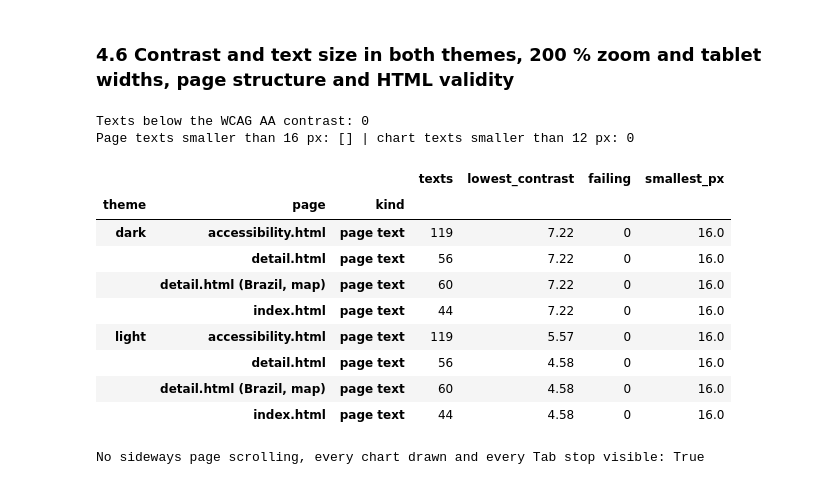
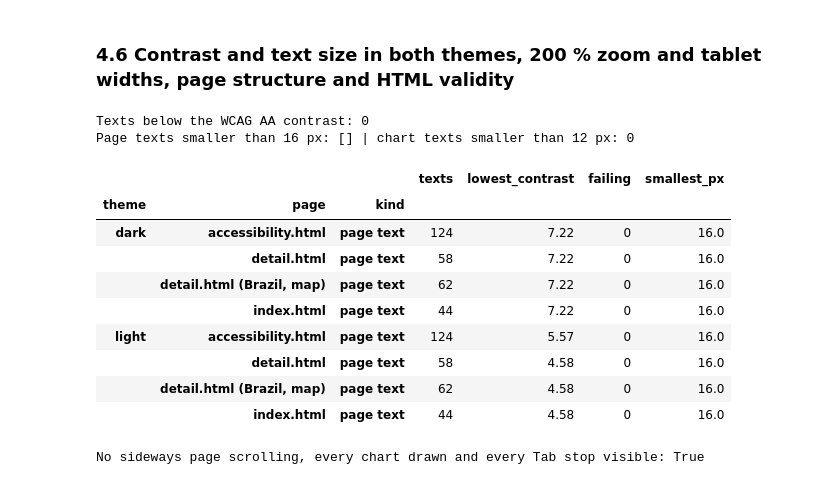
Before and after one commit to oromerlo8-ub/Infovis2627-Group3, a Jupyter notebook: Delivery 1/Delivery 1 refining/Part 6 - Implementation and Delivery/code/browser_checks.ipynb, the cells around one changed output. Cells and saved outputs as stored; diff of their text form; code cells hidden in the pictures.

```diff
--- a/Delivery 1/Delivery 1 refining/Part 6 - Implementation and Delivery/code/browser_checks.ipynb
+++ b/Delivery 1/Delivery 1 refining/Part 6 - Implementation and Delivery/code/browser_checks.ipynb
@@ -464,7 +477,9 @@ async with async_playwright() as playwright:
     seen = await page.evaluate(READ_PAGE)
     check('I7 Select a country', 'a click on the Germany box clears it again', seen['selected'] == '', seen['selected'])
 
-    await page.select_option('#country-select', 'Brazil'); await settle(page, 1500)
+    check('I7 Select a country', 'the country list marks with a point every country without 20 stays in every month (no bubble), and not Other',
+          sorted(seen['no_bubble_marks']) == expected_no_bubble('Both', 'All'), f"{len(seen['no_bubble_marks'])} marked")
+    await choose_country(page, 'Brazil'); await settle(page, 1500)
     seen = await page.evaluate(READ_PAGE)
     brazil = medians_row('Both', 'All', 'Brazil')
     check('I7 Select a country', 'Brazil, chosen in the list (outside the top 10), is added at the top of C4 and C7 and as an 11th bubble',
@@ -550,6 +565,9 @@ async with async_playwright() as playwright:
           seen['kpis']['Countries of origin'])
     await page.select_option('#year', '2015'); await settle(page, 1200)
     slider = await page.evaluate("() => [document.getElementById('frame-month').min, document.getElementById('frame-month').max]")
+    seen = await page.evaluate(READ_PAGE)
+    check('I7 Select a country', 'the points of the country list follow the filters (Resort Hotel, 2015)',
+          sorted(seen['no_bubble_marks']) == expected_no_bubble('Resort Hotel', 2015), f"{len(seen['no_bubble_marks'])} marked")
     check('I2 Year filter', 'with 2015 (July to December only) the month slider of C9 runs from 7 to 12', slider == ['7', '12'], slider)
     detail_problems = list(problems)
     await context.close()
@@ -771,6 +789,21 @@ async with async_playwright() as playwright:
     focus = await press(page, 'ArrowRight')
     check('Keyboard: chart', 'right arrow on the map goes to the second country by guests (United Kingdom)', focus['label'].startswith('United Kingdom:'), focus['label'])
 
+    # The custom country list with the keyboard (WAI-ARIA select-only combobox)
+    await page.focus('#country-select'); await press(page, 'Enter', wait=300)
+    opened = await page.evaluate("() => [document.getElementById('country-select').getAttribute('aria-expanded'), !!document.getElementById('country-select').getAttribute('aria-activedescendant')]")
+    await page.keyboard.type('br'); await page.wait_for_timeout(200)
+    active = await page.evaluate("() => (document.querySelector('#country-listbox [role=\"option\"].active') || {}).getAttribute ? document.querySelector('#country-listbox [role=\"option\"].active').getAttribute('data-value') : ''")
+    focus = await press(page, 'Enter', wait=1200)
+    seen = await page.evaluate(READ_PAGE)
+    check('Keyboard: country list', 'Enter opens the list, typing "br" goes to Brazil, Enter chooses it and the focus stays on the list',
+          opened == ['true', True] and active == 'Brazil' and seen['selected'] == 'Brazil' and focus['id'] == 'country-select', (opened, active, seen['selected']))
+    await press(page, 'ArrowDown', 'ArrowDown', 'Escape', wait=400)
+    seen = await page.evaluate(READ_PAGE)
+    check('Keyboard: country list', 'Escape closes the list without changing the country', seen['selected'] == 'Brazil'
+          and await page.get_attribute('#country-select', 'aria-expanded') == 'false', seen['selected'])
+    await page.focus('#no-country'); await press(page, 'Enter', wait=1200)
+
     # Previous / Next and No country with the keyboard
     await page.focus('#next-country'); await press(page, 'Enter', wait=1200)
     seen = await page.evaluate(READ_PAGE)
@@ -928,7 +961,7 @@ def expected_box_rows(prefix, hotel, year, order):
 
 def expected_c9_rows(hotel, year, month):
     rows = for_filters(country_season_table, hotel, year)
-    rows = rows[(rows['calendar_month'] == month) & (rows['stays'] >= 20) & rows['in_top'] & (rows['country_group'] != 'Other')]
+    rows = rows[(rows['calendar_month'] == month) & (rows['all_months'].astype(str) == 'True') & rows['in_top'] & (rows['country_group'] != 'Other')]
     rows = rows.sort_values(['share', 'country_group'], ascending=[False, True])
     return [[r.country_group, js_percent(r.share), trimmed(r.median_lead_time), count(int(r.guests))] for r in rows.itertuples()]
 
@@ -1000,7 +1033,7 @@ async with async_playwright() as playwright:
         check('Text alternatives', f'map ({state}): long text present', len(alt_map['c5']['long']) > 40, alt_map['c5']['long'][:80])
         await page.click('.table-toggle[data-charts="c5"]'); await settle(page, 1200)
         await page.click('.table-toggle[data-charts="c7 c8"]'); await settle(page, 1200)
-        await page.select_option('#country-select', order[1]); await settle(page, 1200)
+        await choose_country(page, order[1]); await settle(page, 1200)
         pattern = await page.evaluate("""() => ({boxes: [...document.querySelectorAll('#c7 path[data-selected="true"], #c8 path[data-selected="true"]')].map(p => p.getAttribute('fill')),
             map_outline: document.querySelectorAll('#c5 path[stroke="#009E73"]').length})""")
         check('Fill pattern', f'the selected country ({state}, {order[1]}) has a green box with white stripes in C7 and C8, and an outline on the map',
@@ -1083,41 +1116,41 @@ async with async_playwright() as playwright:
         for name in ['index.html', 'detail.html', 'accessibility.html']:
             context = await browser.new_context(viewport=SCREEN_SIZE, color_scheme=scheme)
             page = await context.new_page()
             await page.goto((DASHBOARD_DIR / name).as_uri())
             states = ['as opened']
             if name != 'accessibility.html':
                 await page.wait_for_selector('body[data-dashboard-ready="true"]')
             for item in await page.evaluate(TEXT_AUDIT):
                 audits.append({'theme': scheme, 'page': name, **item})
             if name == 'detail.html':      # also with a country selected (bold label, selection box) and with the map
-                await page.select_option('#country-select', 'Brazil'); await page.wait_for_timeout(1200)
+                await choose_country(page, 'Brazil'); await page.wait_for_timeout(1200)
                 await page.click('label[for="view-map"]'); await page.wait_for_timeout(1500)
                 for item in await page.evaluate(TEXT_AUDIT):
                     audits.append({'theme': scheme, 'page': name + ' (Brazil, map)', **item})
             await context.close()
     await browser.close()
 
 text_audit = pd.DataFrame(audits)
 text_audit['needed'] = text_audit['large'].map({True: 3.0, False: 4.5})
 text_audit['passes'] = text_audit['ratio'] >= text_audit['needed']
 contrast_summary = text_audit.groupby(['theme', 'page', 'kind']).agg(texts=('text', 'size'), lowest_contrast=('ratio', 'min'),
                                                                       failing=('passes', lambda s: int((~s).sum())), smallest_px=('size', 'min')).round(2)
 print('Texts below the WCAG AA contrast:', int((~text_audit['passes']).sum()))
 print('Page texts smaller than 16 px:', sorted(text_audit.query("kind == 'page text' and size < 16")['size'].unique()),
       '| chart texts smaller than 12 px:', int((text_audit.query("kind == 'chart text'")['size'] < 12).sum()))
 contrast_summary
 # %% [output]
 Texts below the WCAG AA contrast: 0
 Page texts smaller than 16 px: [] | chart texts smaller than 12 px: 0
 |  |  |  | texts | lowest_contrast | failing | smallest_px |
 | theme | page | kind |  |  |  |  |
-| dark | accessibility.html | page text | 119 | 7.22 | 0 | 16.0 |
-|  | detail.html | page text | 56 | 7.22 | 0 | 16.0 |
-|  | detail.html (Brazil, map) | page text | 60 | 7.22 | 0 | 16.0 |
+| dark | accessibility.html | page text | 124 | 7.22 | 0 | 16.0 |
+|  | detail.html | page text | 58 | 7.22 | 0 | 16.0 |
+|  | detail.html (Brazil, map) | page text | 62 | 7.22 | 0 | 16.0 |
 |  | index.html | page text | 44 | 7.22 | 0 | 16.0 |
-| light | accessibility.html | page text | 119 | 5.57 | 0 | 16.0 |
-|  | detail.html | page text | 56 | 4.58 | 0 | 16.0 |
-|  | detail.html (Brazil, map) | page text | 60 | 4.58 | 0 | 16.0 |
+| light | accessibility.html | page text | 124 | 5.57 | 0 | 16.0 |
+|  | detail.html | page text | 58 | 4.58 | 0 | 16.0 |
+|  | detail.html (Brazil, map) | page text | 62 | 4.58 | 0 | 16.0 |
 |  | index.html | page text | 44 | 4.58 | 0 | 16.0 |
 # %%
 # ── 200 % zoom and tablet widths: nothing lost, no sideways scrolling of the page ─
```
Also changed, not shown: parts of 9 cells of this notebook, 45 other files.
